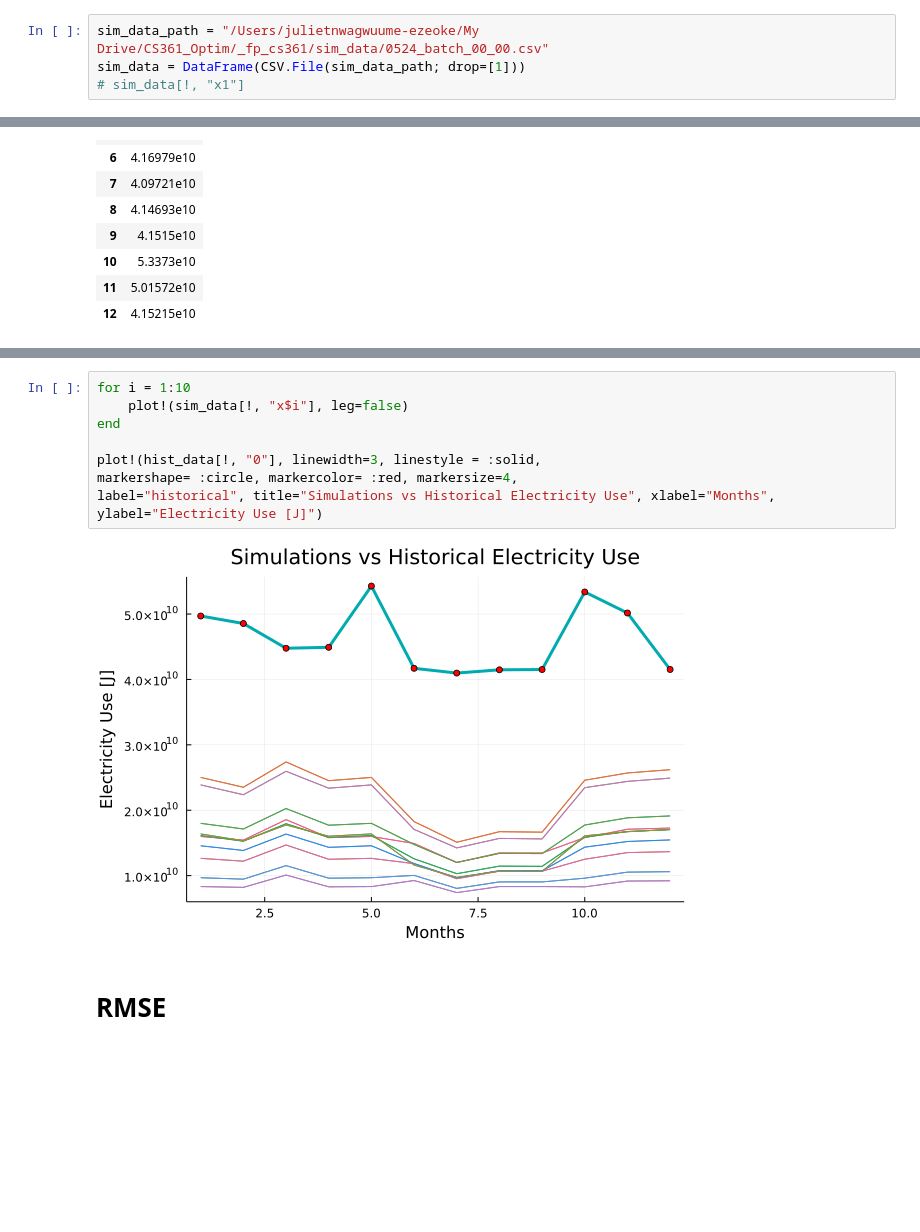
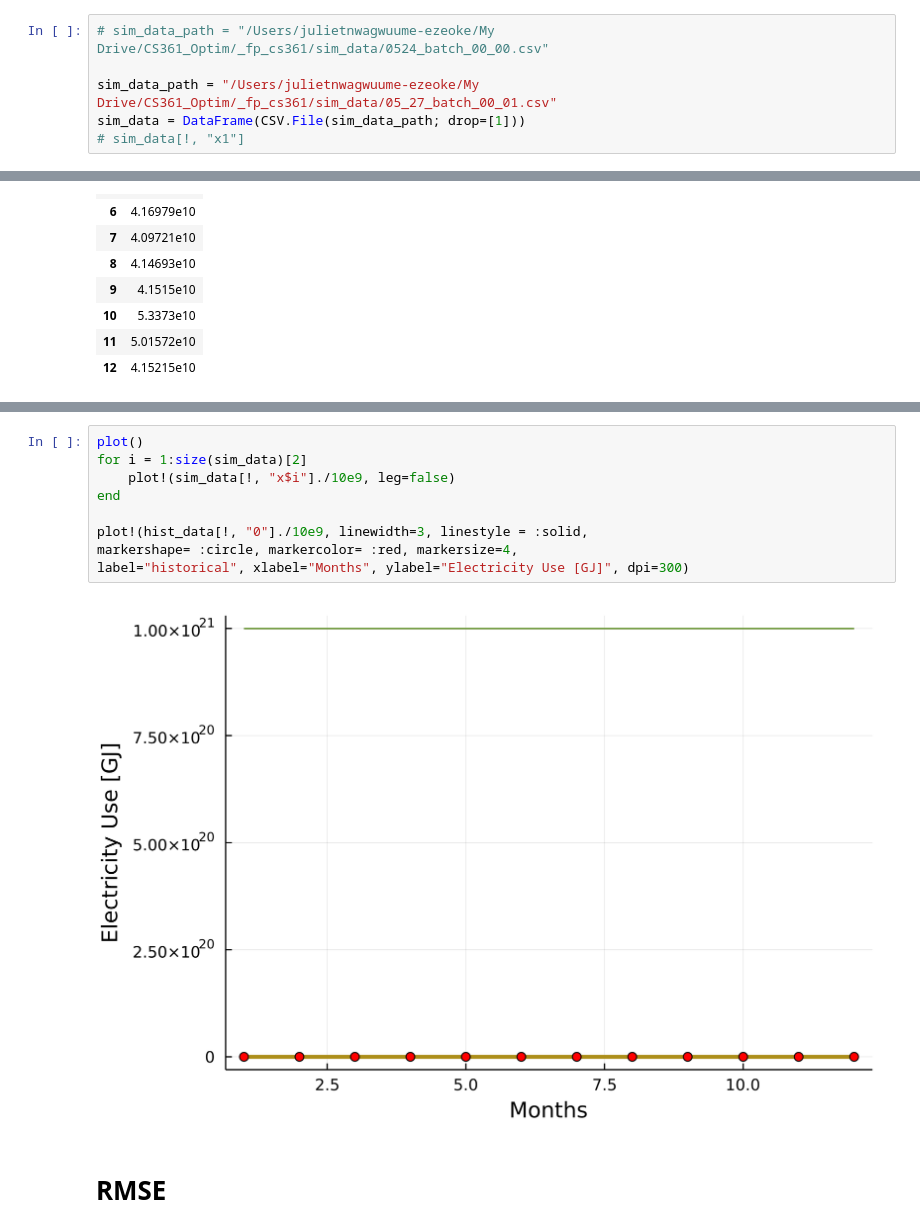
Before and after one commit to juliet29/fp_cs361, a Jupyter notebook: notebooks/compare_sim2_0524.ipynb, the cells around one changed output, grey strips where cells are left out. Cells and saved outputs as stored; diff of their text form; blank space fills up the shorter version.

```diff
--- a/notebooks/compare_sim2_0524.ipynb
+++ b/notebooks/compare_sim2_0524.ipynb
@@ -6,7 +6,9 @@ using StatsBase
 # %% [markdown]
 ## Sim Data  -> Low Variability
 # %%
-sim_data_path = "/Users/julietnwagwuume-ezeoke/My Drive/CS361_Optim/_fp_cs361/sim_data/0524_batch_00_00.csv"
+# sim_data_path = "/Users/julietnwagwuume-ezeoke/My Drive/CS361_Optim/_fp_cs361/sim_data/0524_batch_00_00.csv"
+
+sim_data_path = "/Users/julietnwagwuume-ezeoke/My Drive/CS361_Optim/_fp_cs361/sim_data/05_27_batch_00_01.csv"
 sim_data = DataFrame(CSV.File(sim_data_path; drop=[1]))
 # sim_data[!, "x1"]
 # %% [output]
@@ -51,13 +63,14 @@ hist_data = DataFrame(CSV.File(hist_data_path; drop=[1]))
 # %%
-for i = 1:10
-    plot!(sim_data[!, "x$i"], leg=false)
+plot()
+for i = 1:size(sim_data)[2]
+    plot!(sim_data[!, "x$i"]./10e9, leg=false)
 end
 
-plot!(hist_data[!, "0"], linewidth=3, linestyle = :solid,
+plot!(hist_data[!, "0"]./10e9, linewidth=3, linestyle = :solid,
 markershape= :circle, markercolor= :red, markersize=4,
-label="historical", title="Simulations vs Historical Electricity Use", xlabel="Months", ylabel="Electricity Use [J]")
+label="historical", xlabel="Months", ylabel="Electricity Use [GJ]", dpi=300)
 # %% [output]
-[figure, old version]
+[figure, new version]
 # %% [markdown]
 # RMSE
 # %%
```
Also changed, not shown: parts of 8 cells of this notebook, 15 other files.
